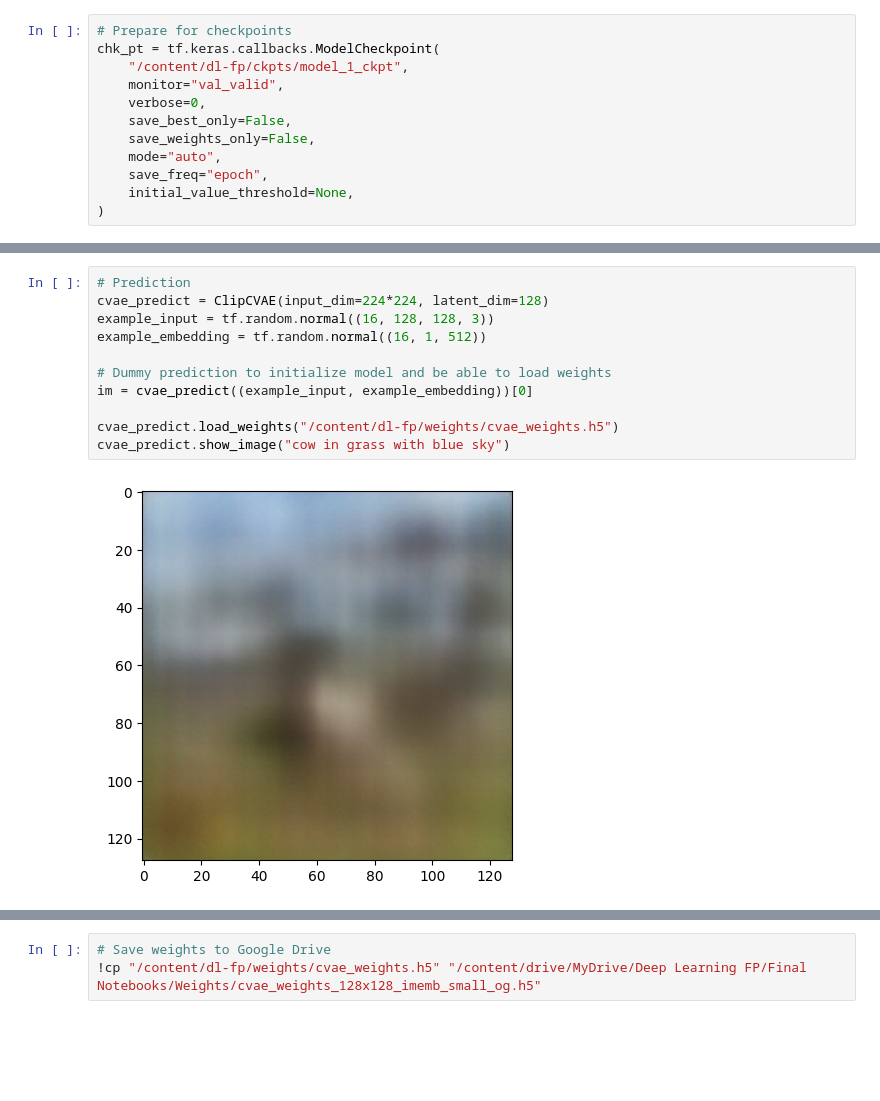
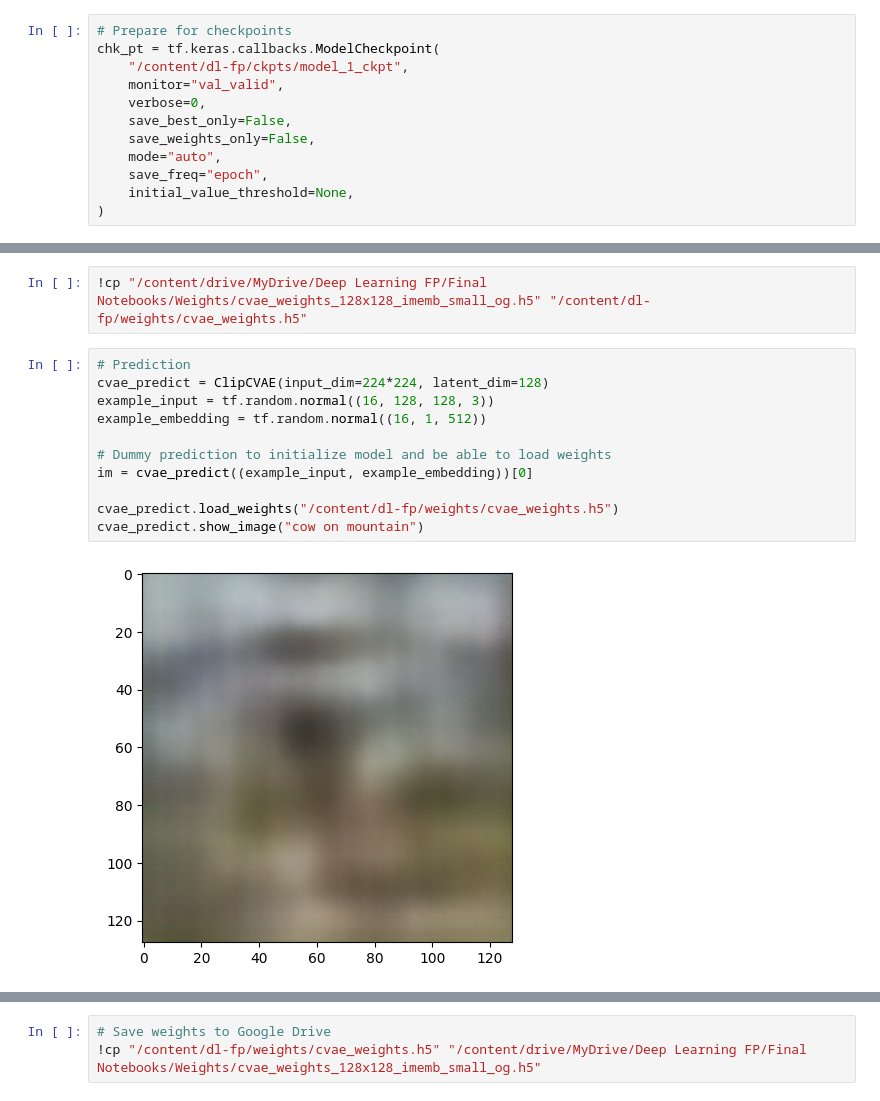
Before and after one commit to Ayma-n/dl-fp, a Jupyter notebook: final_notebooks/128x128 IMAGE EMB. SMALL OG NO DROPOUT.ipynb, the cells around one changed output, grey strips where cells are left out. Cells and saved outputs as stored; diff of their text form; blank space fills up the shorter version.

```diff
--- a/final_notebooks/128x128 IMAGE EMB. SMALL OG NO DROPOUT.ipynb
+++ b/final_notebooks/128x128 IMAGE EMB. SMALL OG NO DROPOUT.ipynb
@@ -267,17 +261,19 @@ Epoch 14/15
 159/159 [==============================] - 145s 831ms/step - train loss: 9701.6787 - val_valid loss: 9386.2305
 Epoch 15/15
 159/159 [==============================] - 146s 840ms/step - train loss: 9689.5778 - val_valid loss: 9809.0996
+# %%
+!cp "/content/drive/MyDrive/Deep Learning FP/Final Notebooks/Weights/cvae_weights_128x128_imemb_small_og.h5" "/content/dl-fp/weights/cvae_weights.h5"
 # %%
 # Prediction
 cvae_predict = ClipCVAE(input_dim=224*224, latent_dim=128)
 example_input = tf.random.normal((16, 128, 128, 3))
 example_embedding = tf.random.normal((16, 1, 512))
 
 # Dummy prediction to initialize model and be able to load weights
 im = cvae_predict((example_input, example_embedding))[0]
 
 cvae_predict.load_weights("/content/dl-fp/weights/cvae_weights.h5")
-cvae_predict.show_image("cow in grass with blue sky")
+cvae_predict.show_image("cow on mountain")
 # %% [output]
-[figure, old version]
+[figure, new version]
 # %%
```
Also changed, not shown: parts of 7 cells of this notebook, 7 other files.
